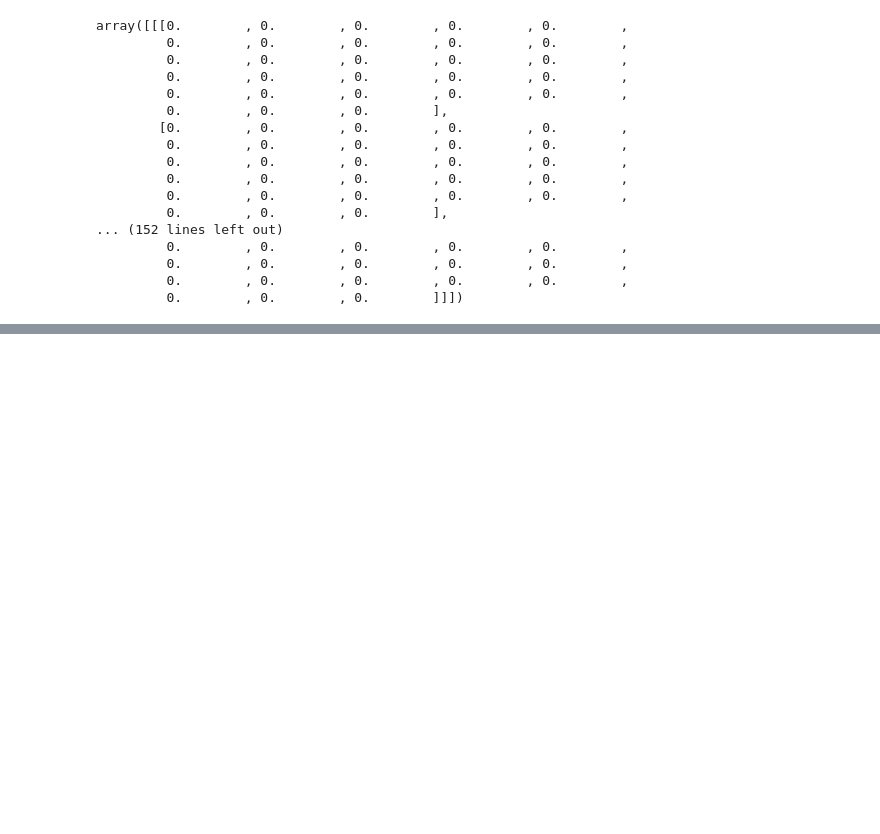
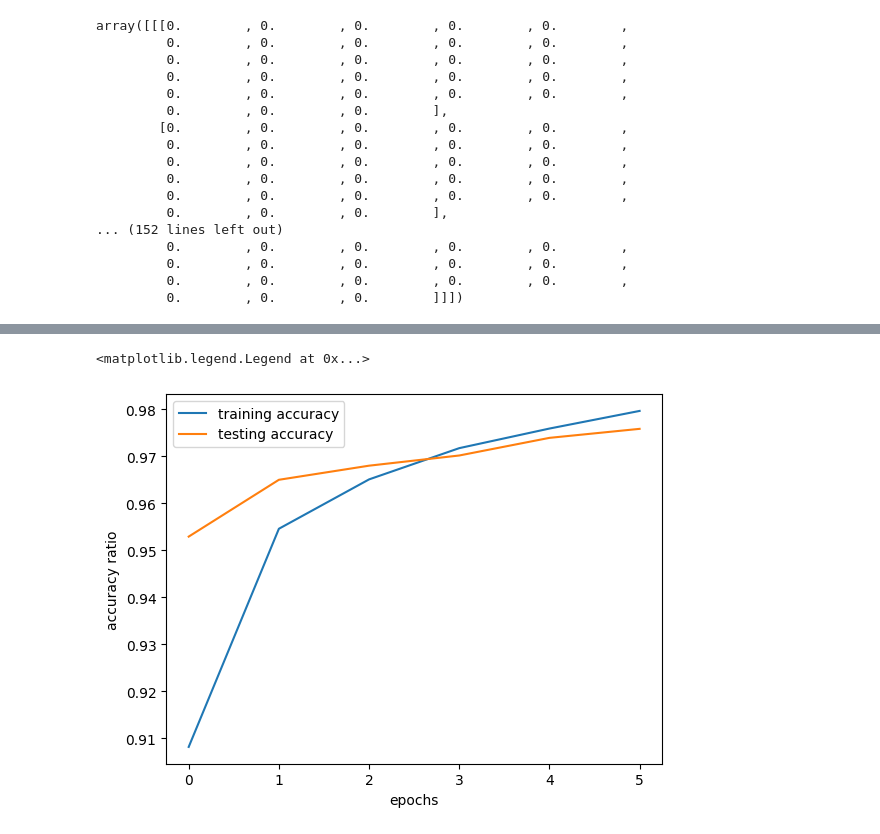
Before and after one commit to chai923/AIML, a Jupyter notebook: 240512-Tenserflow_keras_intro.ipynb, the cells around one changed output, grey strips where cells are left out. Saved outputs shown, nothing was run; the diff lists cells and outputs as text; code cells hidden in the pictures; blank space fills up the shorter version.

```diff
--- a/240512-Tenserflow_keras_intro.ipynb
+++ b/240512-Tenserflow_keras_intro.ipynb
@@ -282,0 +300,12 @@ tf.nn.softmax(prediction).numpy()[0].sum()
+# %%
+my_loss_fn = tf.keras.losses.SparseCategoricalCrossentropy(from_logits=True) #customizing the default loss fn
+# %%
+nn_model.compile(optimizer = 'adam', #adam is the most used in the industry. This is another hyperparameter though as well
+                 #for the loss function, you can use 'sparse_categorical_crossentropy' to use default values. However, we need to customize it using a function (not a string) because we do not have an activation function in the output/last layer
+                 loss = my_loss_fn, #loss = 'sparse_categorical_crossentropy', #most common loss function.
+                 metrics=['accuracy'])
+# %%
+model_hist = nn_model.fit(x_train,
+                          y_train,
+                          epochs = 6, #controls the number of backpropagation cycles to perform
+                          validation_split=0.2)
@@ -282,0 +334,3 @@ tf.nn.softmax(prediction).numpy()[0].sum()
+# %%
+history_data = model_hist.history
+history_data
@@ -282,0 +355,9 @@ tf.nn.softmax(prediction).numpy()[0].sum()
+# %%
+plt.plot(history_data['accuracy'],label="training accuracy")
+plt.plot(history_data['val_accuracy'],label="testing accuracy")
+plt.xlabel('epochs')
+plt.ylabel('accuracy ratio')
+plt.legend()
+# %% [output]
+<matplotlib.legend.Legend at 0x...>
+[figure, added]
```
Also changed, not shown: parts of 14 cells of this notebook.
